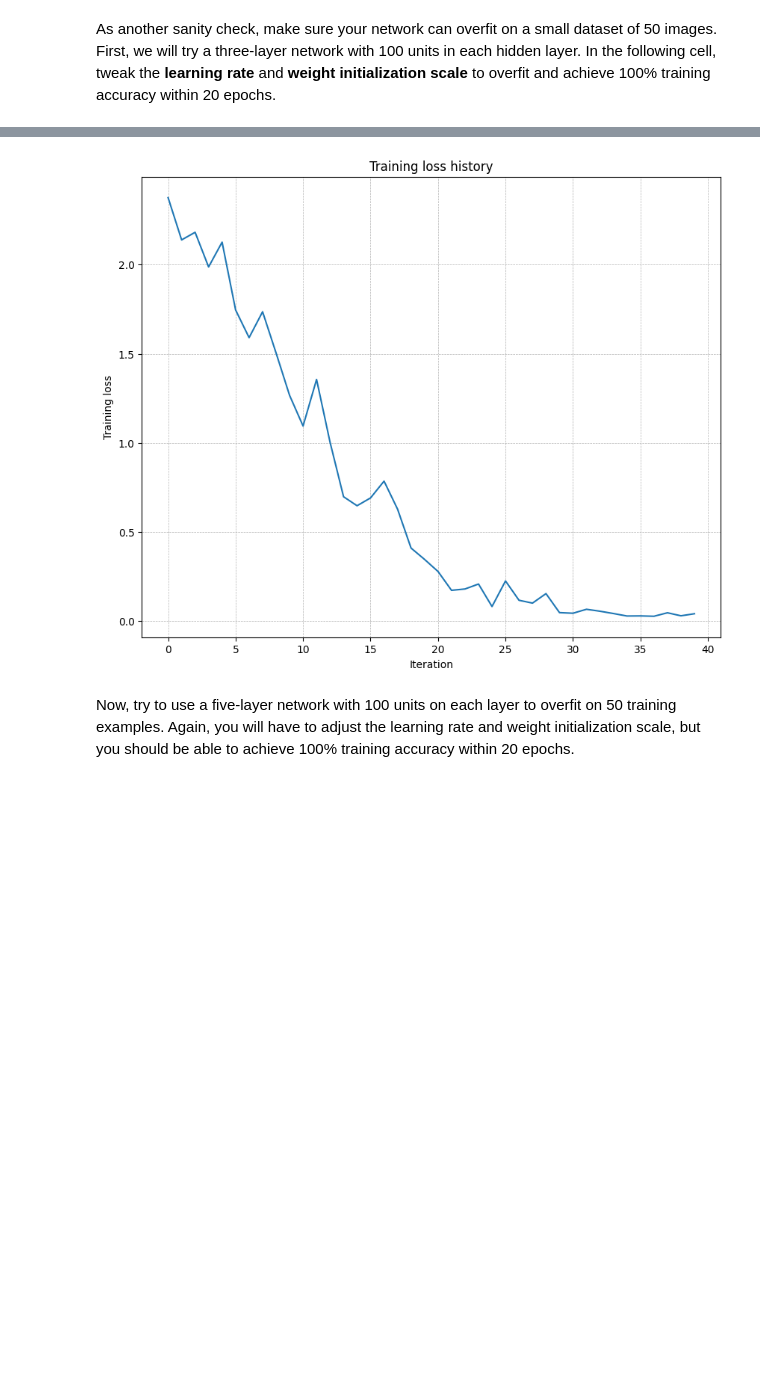
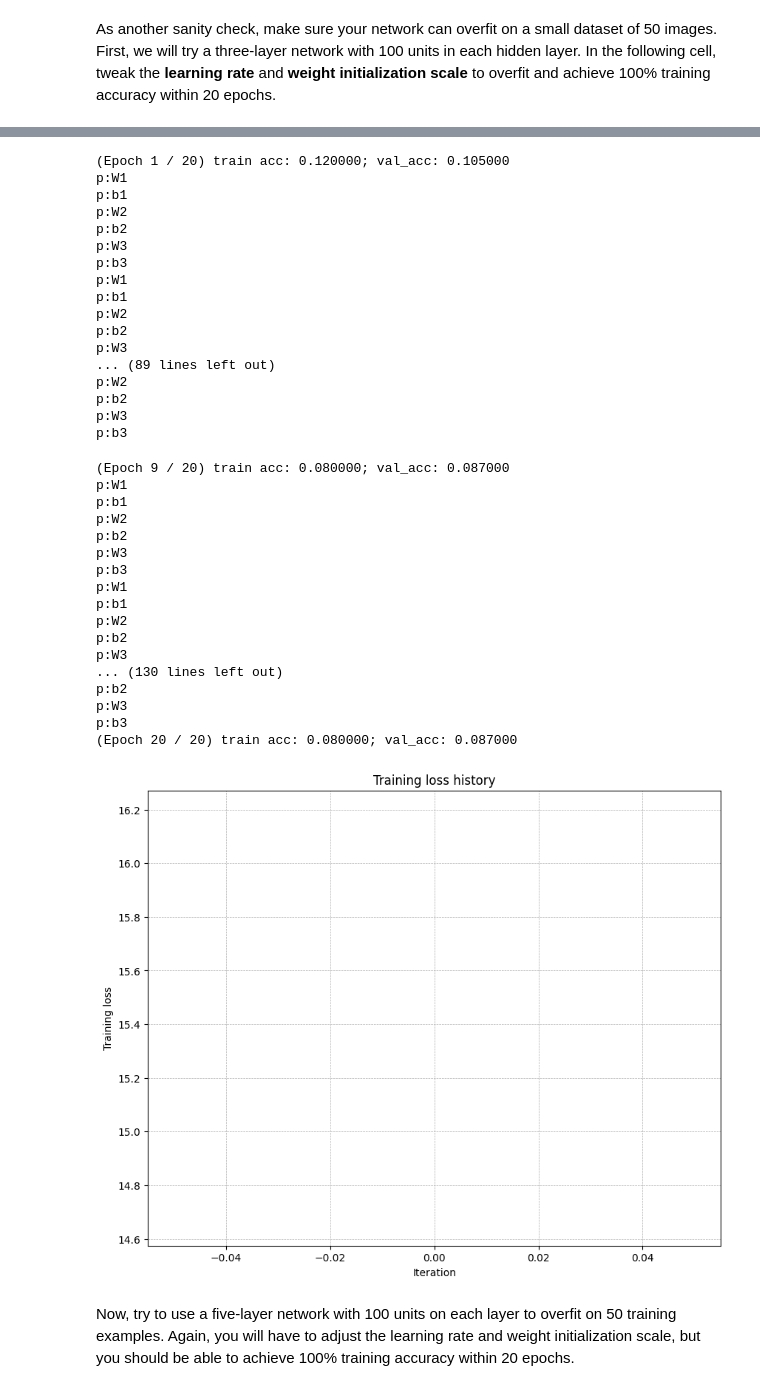
Before and after one commit to Doubeecat/CS231n, a Jupyter notebook: assignments/assignment1/FullyConnectedNets.ipynb, the cells around one changed output, grey strips where cells are left out. Cells and saved outputs as stored; diff of their text form; code cells hidden in the pictures; blank space fills up the shorter version.

```diff
--- a/assignments/assignment1/FullyConnectedNets.ipynb
+++ b/assignments/assignment1/FullyConnectedNets.ipynb
@@ -108,8 +105,8 @@ small_data = {
   "y_val": data["y_val"],
 }
 
-weight_scale = 1e-2   # Experiment with this!
-learning_rate = 1e-2  # Experiment with this!
+weight_scale = 4e-2   # Experiment with this!
+learning_rate = 3e-2  # Experiment with this!
 
 
 model = FullyConnectedNet(
@@ -155,4 +149,38 @@ p:b3
+(Epoch 1 / 20) train acc: 0.120000; val_acc: 0.105000
+p:W1
+p:b1
+p:W2
+p:b2
+p:W3
+p:b3
+p:W1
+p:b1
+p:W2
+p:b2
+p:W3
+... (89 lines left out)
+p:W2
+p:b2
+p:W3
+p:b3
+(Epoch 9 / 20) train acc: 0.080000; val_acc: 0.087000
+p:W1
+p:b1
+p:W2
+p:b2
+p:W3
+p:b3
+p:W1
+p:b1
+p:W2
+p:b2
+p:W3
+... (130 lines left out)
+p:b2
+p:W3
+p:b3
+(Epoch 20 / 20) train acc: 0.080000; val_acc: 0.087000
-[figure, old version]
+[figure, new version]
 # %% [markdown]
 Now, try to use a five-layer network with 100 units on each layer to overfit on 50 training examples. Again, you will have to adjust the learning rate and weight initialization scale, but you should be able to achieve 100% training accuracy within 20 epochs.
 # %%
```
Also changed, not shown: parts of 5 cells of this notebook, 1 other file.
